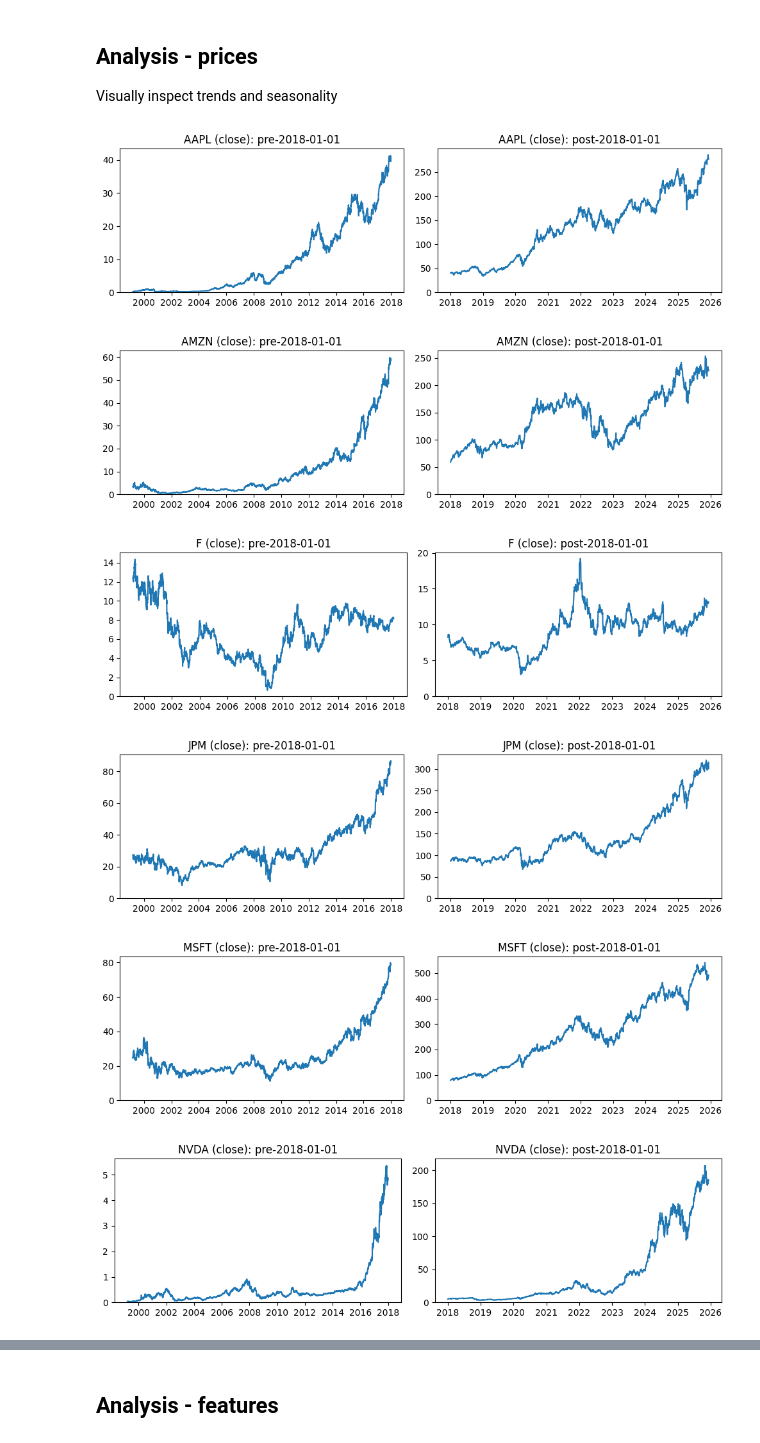
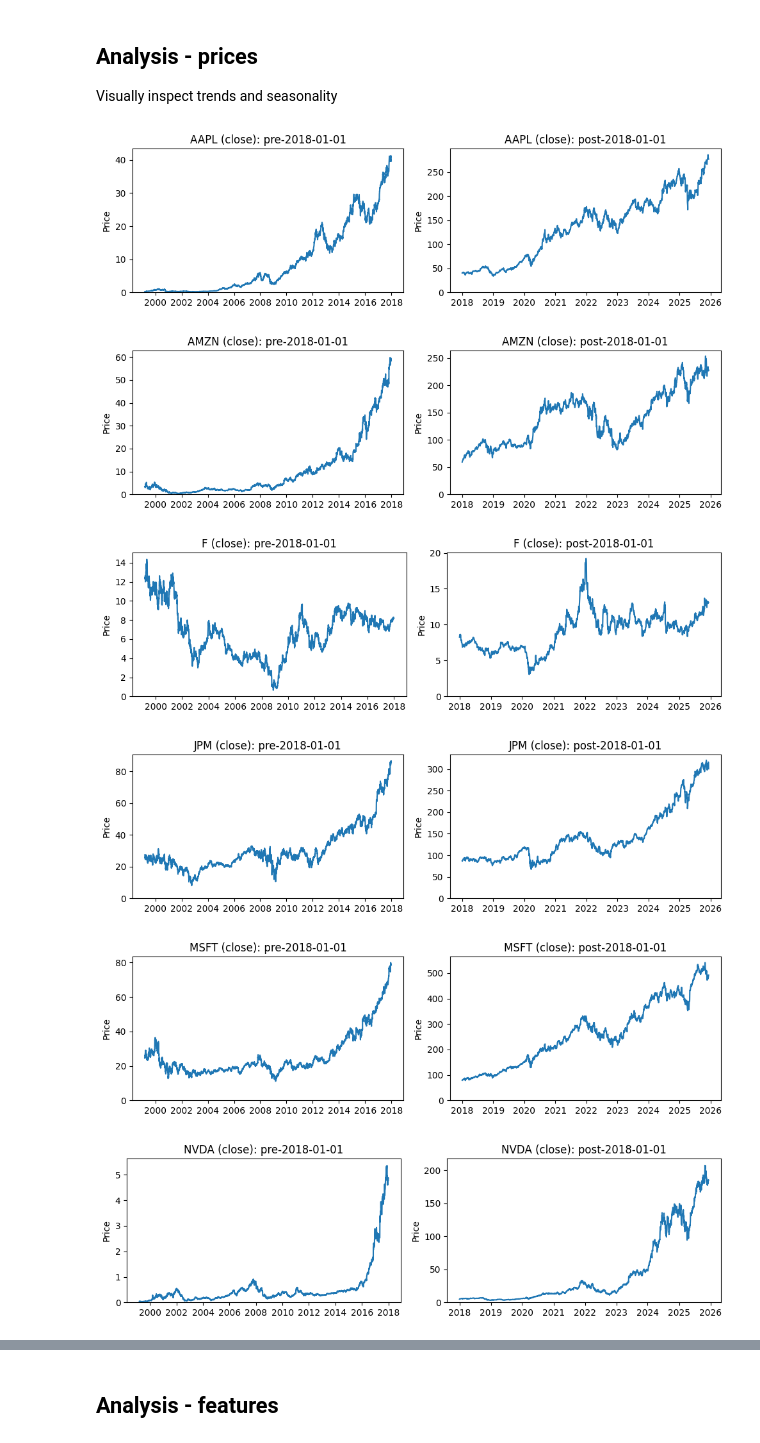
Before and after one commit to veeannzhang/reinforcement-learning-stock-trading-agent, a Jupyter notebook: notebooks/pipeline_04_validation_and_analysis.ipynb, the cells around one changed output, grey strips where cells are left out. Drawn from its saved outputs; the diff is of its cells as text; code cells hidden in the pictures.

```diff
--- a/notebooks/pipeline_04_validation_and_analysis.ipynb
+++ b/notebooks/pipeline_04_validation_and_analysis.ipynb
@@ -123,23 +111,25 @@ Visually inspect trends and seasonality
 # %%
 price = 'close'
 
 for tic in tic_list:
     sub_df = data_df.query(f"tic == '{tic}'")
 
     fig, (ax1, ax2) = plt.subplots(figsize=(10,3), nrows=1, ncols=2)
     ax1.set_title(f'{tic} ({price}): pre-{date_split}')
+    ax1.set_ylabel('Price')
     ax1.plot(sub_df.query(f"date < '{date_split}'")[price])
     ax1.set_ylim(0)
 
     ax2.set_title(f'{tic} ({price}): post-{date_split}')
+    ax2.set_ylabel('Price')
     ax2.plot(sub_df.query(f"date >= '{date_split}'")[price])
     ax2.set_ylim(0)
 
     plt.tight_layout()
 # %% [output]
-[figure, old version]
+[figure, new version]
-[figure, old version]
+[figure, new version]
-[figure, old version]
+[figure, new version]
-[figure, old version]
+[figure, new version]
-[figure, old version]
+[figure, new version]
-[figure, old version]
+[figure, new version]
```
Also changed, not shown: parts of 9 cells of this notebook, 3 other files.
